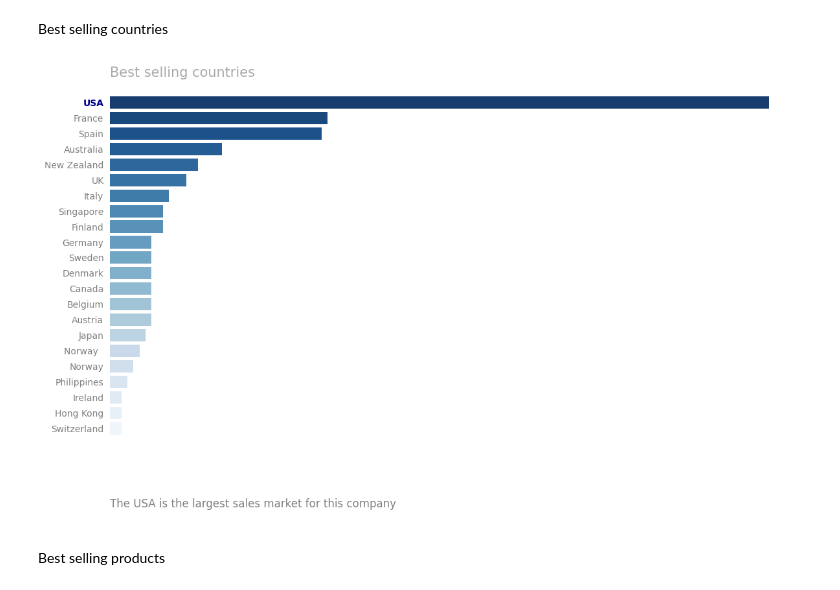
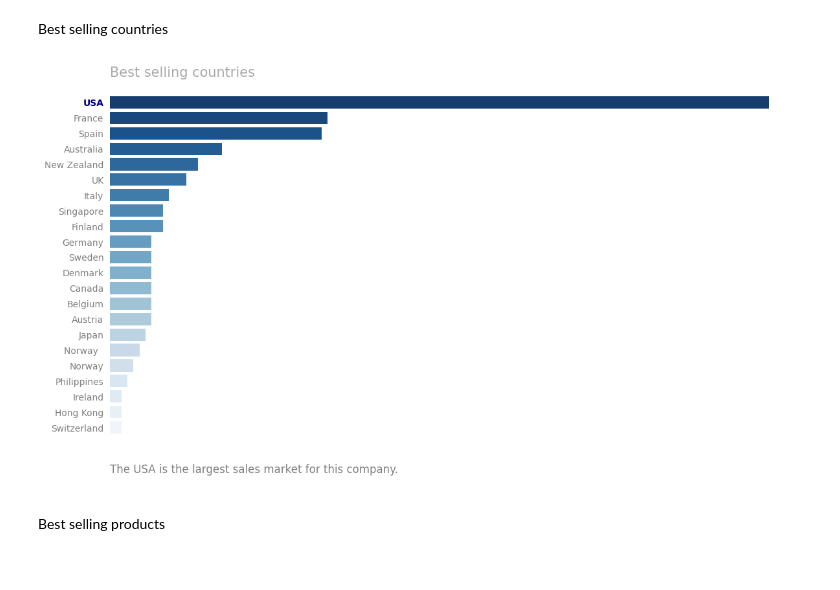
Before and after one commit to OgrodowskiJedrzej/Sales-Analysis, a Jupyter notebook: main.ipynb, the cells around one changed output. Cells and saved outputs as stored; diff of their text form; code cells hidden in the pictures.

```diff
--- a/main.ipynb
+++ b/main.ipynb
@@ -71,35 +71,35 @@ bestSellingCountries = pd.read_sql(
         COUNT(orders.orderNumber) AS totalOrders
     FROM customers
     INNER JOIN orders
     ON customers.customerNumber = orders.customerNumber
     GROUP BY customers.country
     ORDER BY totalOrders DESC
     """, connector)
 
 # Visualization of best selling countries
 plt.figure(figsize=(12,6))
 ax = sns.barplot(y=bestSellingCountries["country"],x=bestSellingCountries["totalOrders"], palette='Blues_r')
 plt.title("Best selling countries", loc='left', fontsize=15, color='darkgrey', pad=20)
 plt.xticks([])
 plt.xlabel(None)
 plt.ylabel(None)
 plt.yticks(color='grey')
 plt.tick_params(axis='y', left=False)
 plt.setp(ax.get_yticklabels()[0], color="darkblue", fontweight='bold')
 plt.rcParams['axes.spines.left'] = False
 plt.rcParams['axes.spines.right'] = False
 plt.rcParams['axes.spines.top'] = False
 plt.rcParams['axes.spines.bottom'] = False
 plt.tight_layout()
 
 description="""
 The USA is the largest sales market for this company.
 """
-plt.text(0, -0.2, description, ha='left', va='center',
+plt.text(0, -0.1, description, ha='left', va='center',
          transform=ax.transAxes, fontsize=12, color='grey')
 plt.show()
 # %% [output]
-[figure, old version]
+[figure, new version]
 # %% [markdown]
 Best selling products
 # %%
```
Also changed, not shown: parts of 3 cells of this notebook.
